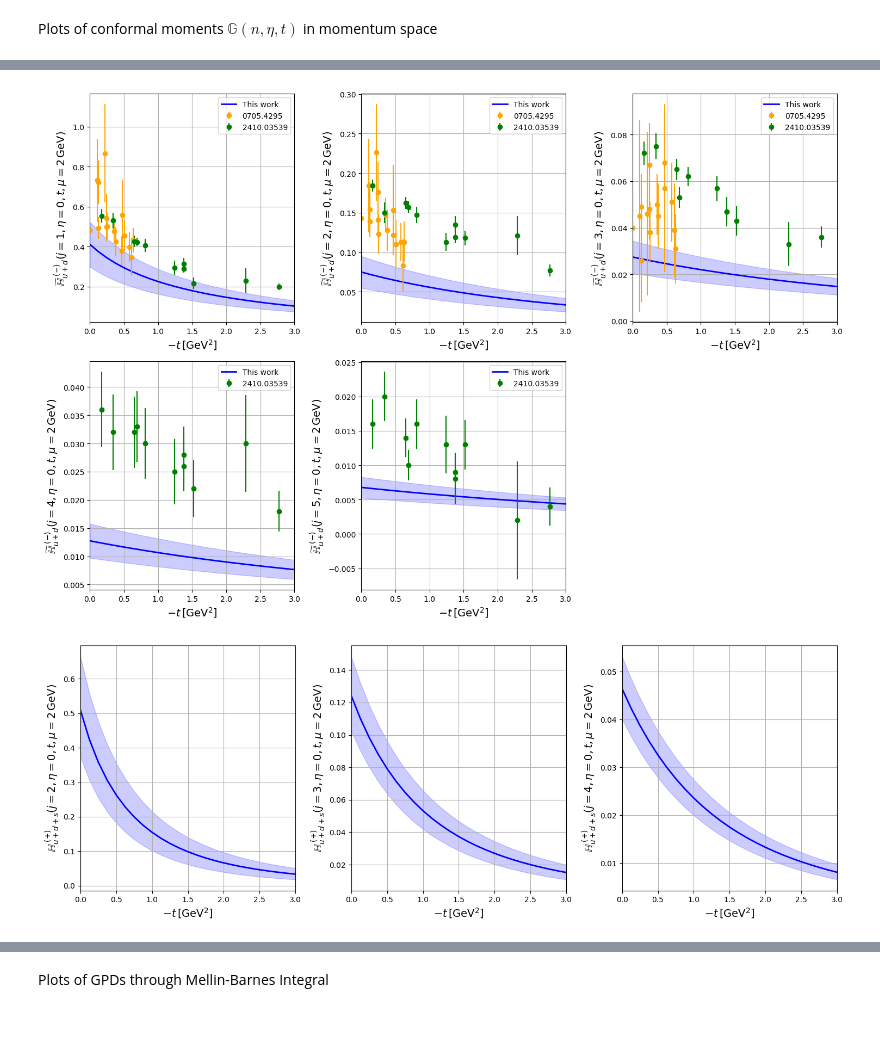
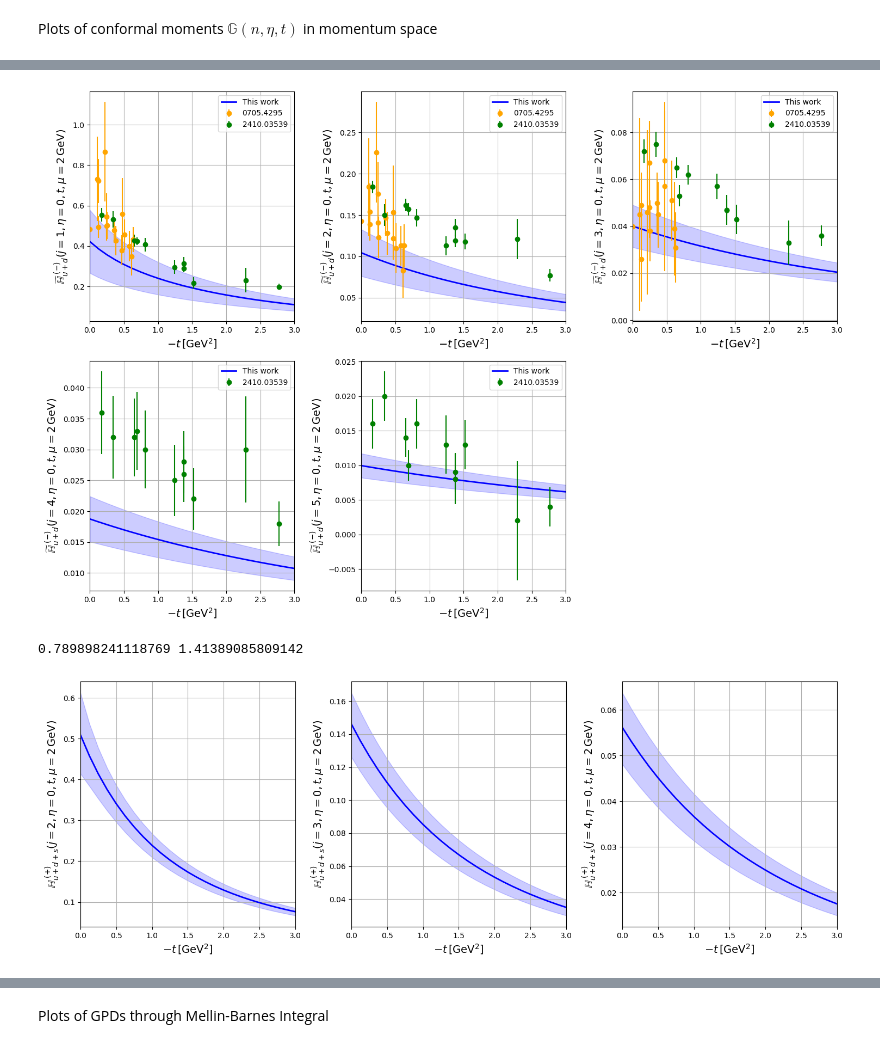
Before and after one commit to HechenMountain/stringy-gpds, a Jupyter notebook: StringBasedGPD.ipynb, the cells around one changed output, grey strips where cells are left out. Cells and saved outputs as stored; diff of their text form; code cells hidden in the pictures.

```diff
--- a/StringBasedGPD.ipynb
+++ b/StringBasedGPD.ipynb
@@ -557,15 +1253,22 @@ y_label = "$\\widetilde{\\mathbb{{H}}}_{{u+d}}^{{\,\,(-)}}$"
 moment_type = "non_singlet_isoscalar"
 moment_label = "Atilde"
 
-plot_moments_on_grid(0,y_label,3,3,"quark",moment_type, moment_label,"LO",25)
+plot_moments_on_grid(0,y_label,3,3,1,"quark",moment_type, moment_label,"NLO",25)
 # %% [output]
-[figure, old version]
+[figure, new version]
+# %%
+from stringy_gpds import evolve_conformal_moment
+A0q = 0.51/evolve_conformal_moment(2,0,0,2,moment_type="singlet",particle="quark",evolution_order="NLO")
+A0g = 0.501/evolve_conformal_moment(2,0,0,2,moment_type="singlet",particle="gluon",evolution_order="NLO")
+print(A0q,A0g)
+# %% [output]
+0.789898241118769 1.41389085809142
 # %%
 # Sea Quark singlet
 y_label = "$\\mathbb{{H}}_{{u+d+s}}^{{\,\,(+)}}$"
 moment_type = "singlet"
 moment_label = "A"
 
-plot_moments_on_grid(0,y_label,3,3,"quark",moment_type, moment_label,"LO",25)
+plot_moments_on_grid(0,y_label,3,3,A0q,"quark",moment_type, moment_label,"NLO",25)
 # %% [output]
-[figure, old version]
+[figure, new version]
```
Also changed, not shown: parts of 50 cells of this notebook, 6 other files.
